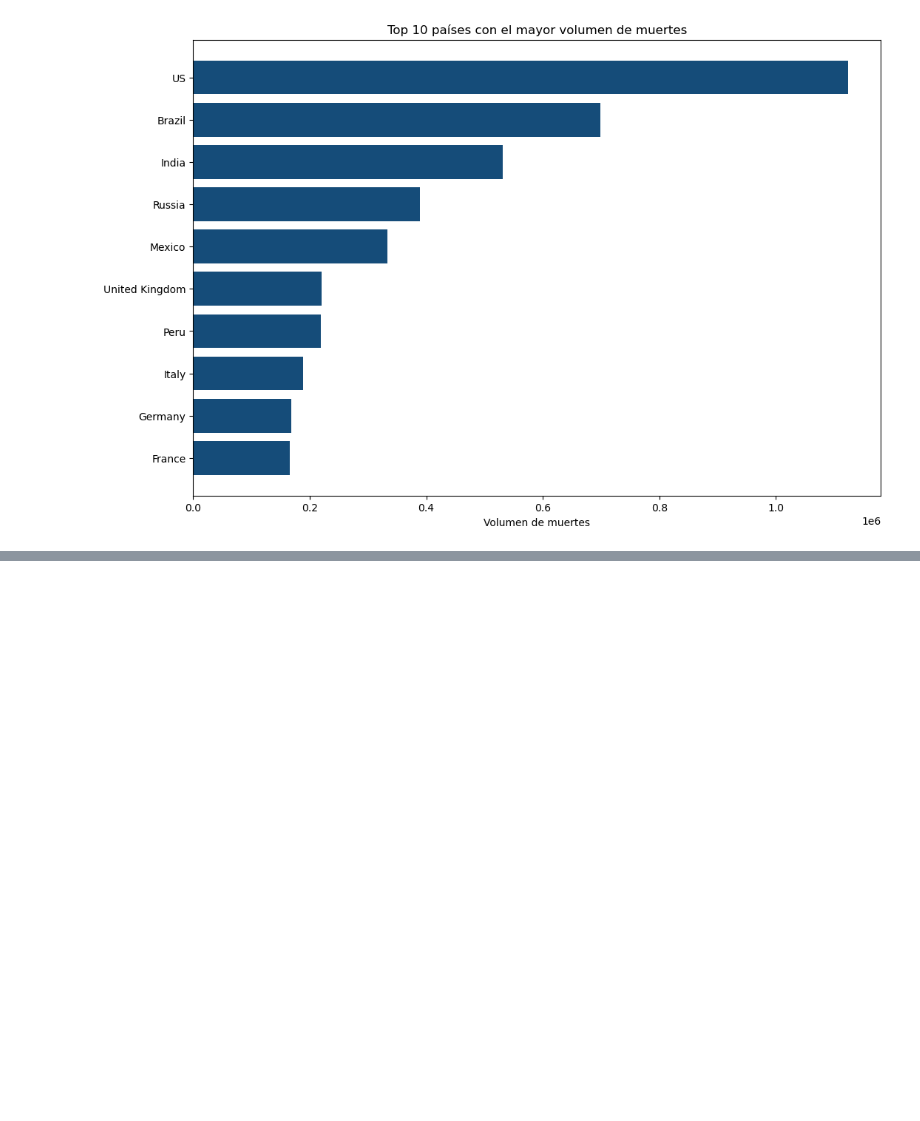
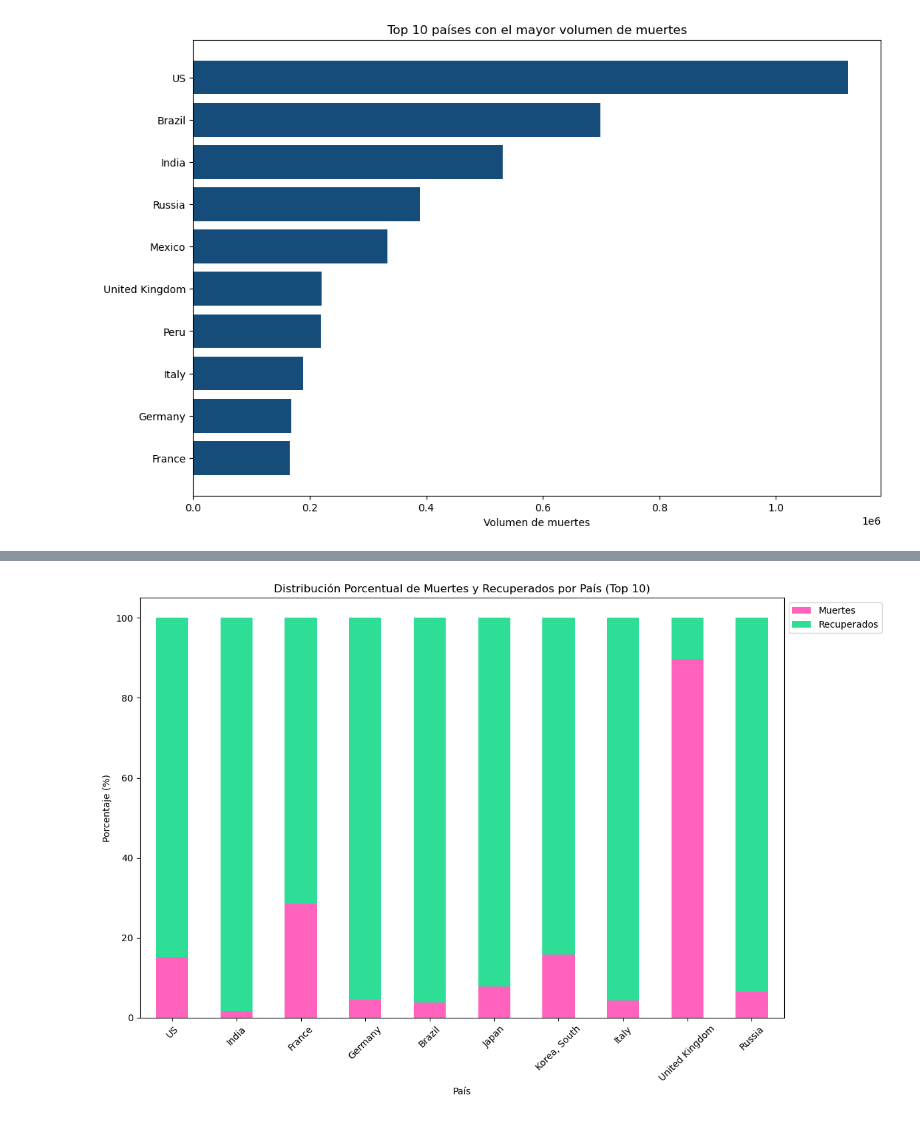
Before and after one commit to cpizarrov/proyecto_final, a Jupyter notebook: 04_Visualizacion_y_Analisis.ipynb, the cells around one changed output, grey strips where cells are left out. Saved outputs shown, nothing was run; the diff lists cells and outputs as text; code cells hidden in the pictures; blank space fills up the shorter version.

Commit message:
Se añade visualización de distribución porcentual entre recuperados y fallecidos para los países con mayor volumen de confirmados. Se define que la Letalidad debe ser la métrica de comparación.

```diff
--- a/04_Visualizacion_y_Analisis.ipynb
+++ b/04_Visualizacion_y_Analisis.ipynb
@@ -37,0 +42,25 @@ plt.show()
+# %%
+data_pais_02 = df.groupby('pais').agg({'confirmados_acumulados': 'max','muertes_acumuladas': 'max','recuperados_acumulados': 'max'
+}).reset_index()
+
+mas_afectados_confirmados_02 = data_pais_02.sort_values(by='confirmados_acumulados', ascending=False).head(10)
+
+mas_afectados_confirmados_02['muertes_y_recuperados'] = mas_afectados_confirmados_02['muertes_acumuladas'] + mas_afectados_confirmados_02['recuperados_acumulados']
+mas_afectados_confirmados_02['porcentaje_muertes'] = mas_afectados_confirmados_02['muertes_acumuladas'] / mas_afectados_confirmados_02['muertes_y_recuperados'] * 100
+mas_afectados_confirmados_02['porcentaje_recuperados'] = mas_afectados_confirmados_02['recuperados_acumulados'] / mas_afectados_confirmados_02['muertes_y_recuperados'] * 100
+
+mas_afectados_confirmados_02 = mas_afectados_confirmados_02.set_index('pais')
+datos_apilados = mas_afectados_confirmados_02[['porcentaje_muertes', 'porcentaje_recuperados']]
+
+ax = datos_apilados.plot(kind='bar', stacked=True, figsize=(12, 8), color=['#ff62bc', '#2edd96'])
+
+plt.title('Distribución Porcentual de Muertes y Recuperados por País (Top 10)')
+plt.xlabel('País')
+plt.ylabel('Porcentaje (%)')
+plt.legend(['Muertes', 'Recuperados'], loc='upper left', bbox_to_anchor=(1, 1))
+plt.xticks(rotation=45)
+plt.tight_layout()
+
+plt.show()
+# %% [output]
+[figure, added]
```
Also changed, not shown: parts of 2 cells of this notebook.
